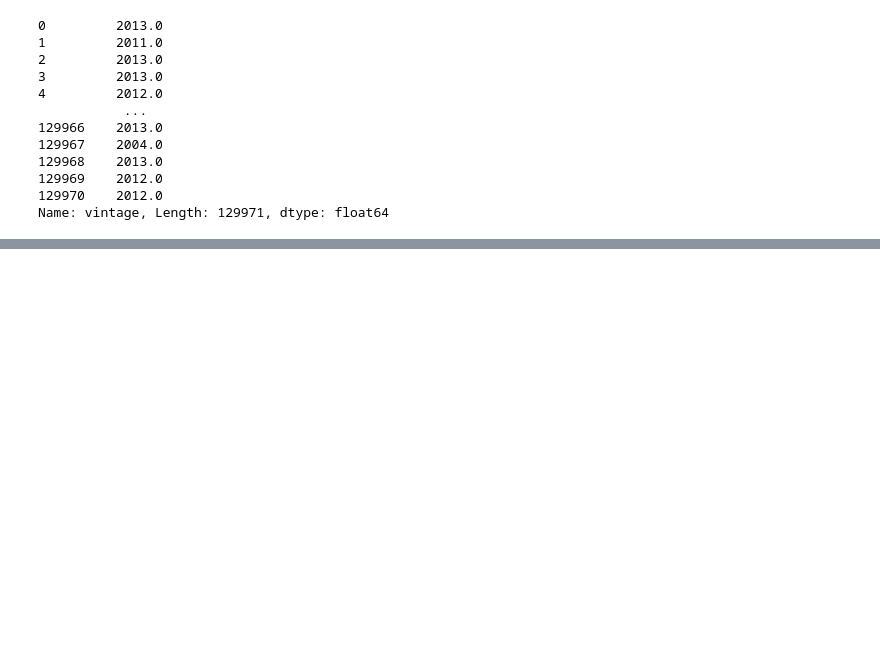
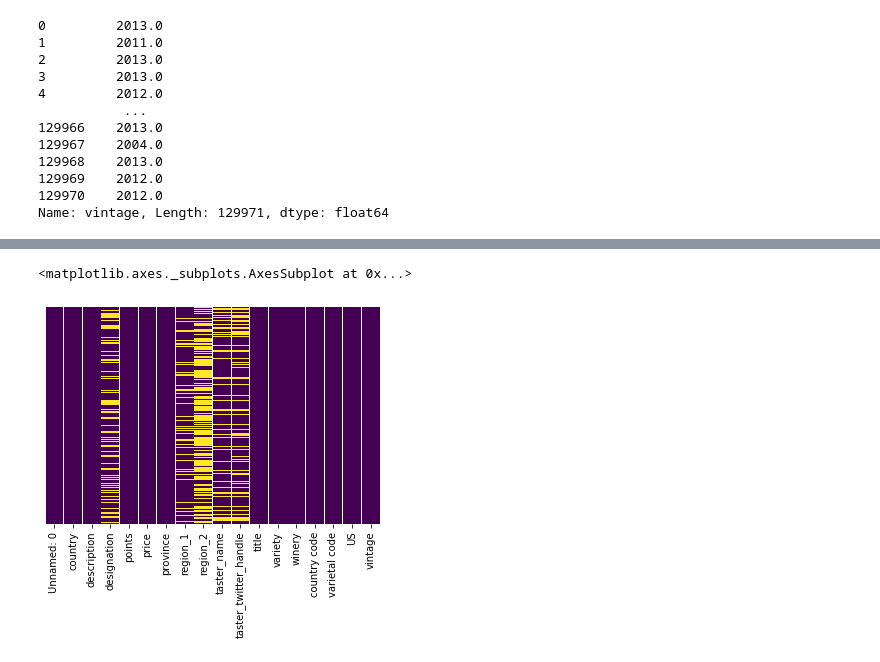
Before and after one commit to pkrosoff/wine_machine_learning, a Jupyter notebook: Code/Wine Scores (Logistic Regression).ipynb, the cells around one changed output, grey strips where cells are left out. Cells and saved outputs as stored; diff of their text form; code cells hidden in the pictures; blank space fills up the shorter version.

```diff
--- a/Code/Wine Scores (Logistic Regression).ipynb
+++ b/Code/Wine Scores (Logistic Regression).ipynb
@@ -123,3 +183,11 @@ sns.heatmap(wine_scores.isnull(),yticklabels=False,cbar=False,cmap='viridis')
+# %%
+wine_scores['vintage'] = wine_scores['vintage'].apply(impute_vintage)
+
+#display new heatmap with filled in prices
+sns.heatmap(wine_scores.isnull(),yticklabels=False,cbar=False,cmap='viridis')
+# %% [output]
+<matplotlib.axes._subplots.AxesSubplot at 0x...>
+[figure, added]
 # %%
 #Drop Columns with too much missing data
 wine_scores= wine_scores.drop(['Unnamed: 0'],axis=1)
```
Also changed, not shown: parts of 24 cells of this notebook.
